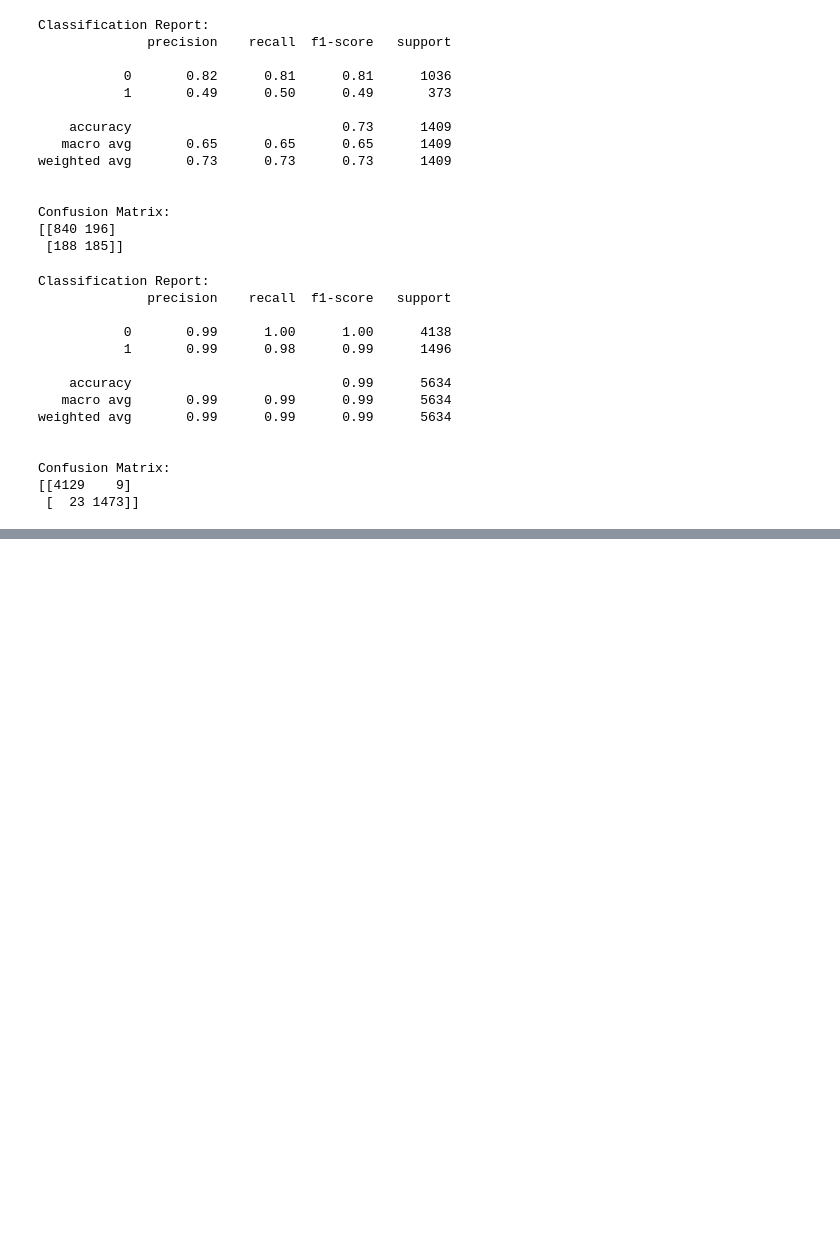
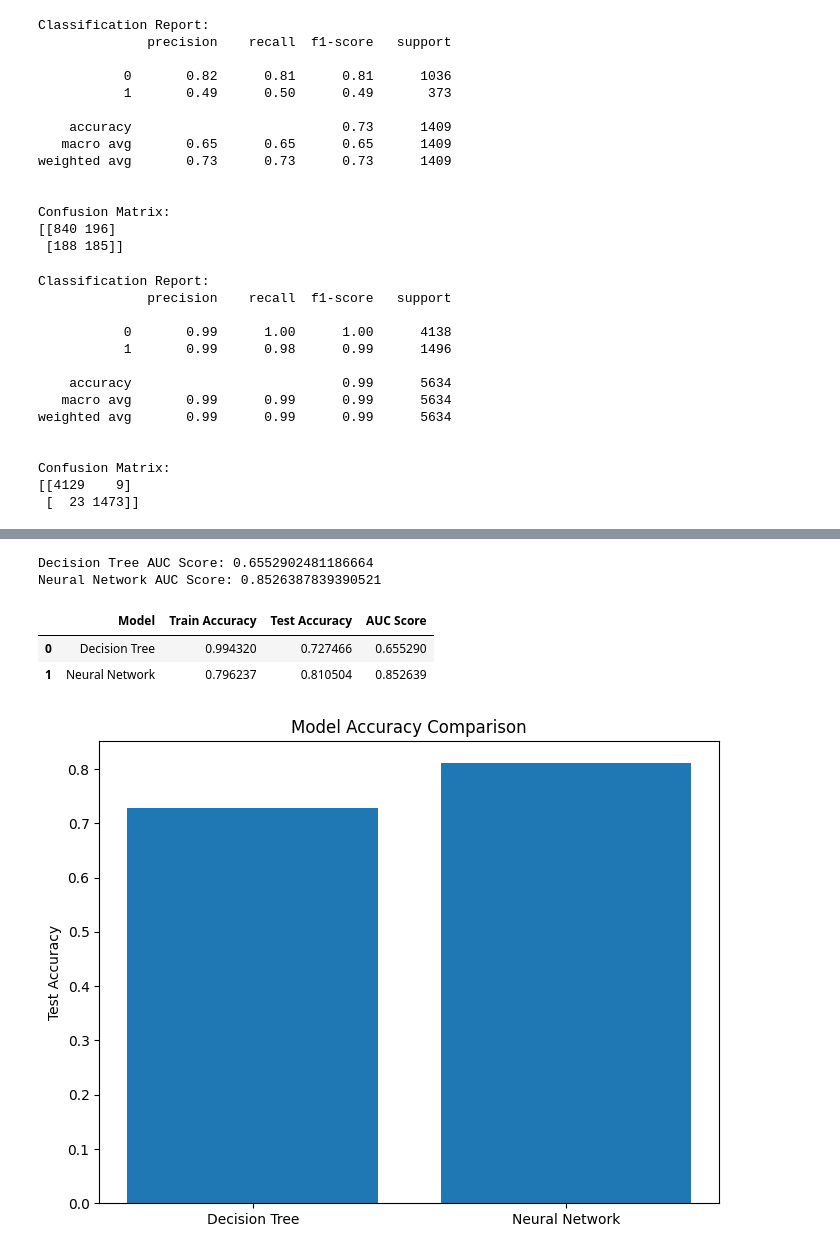
Before and after one commit to Omethmee/CoureseWork-for-Machine-Learning, a Jupyter notebook: 2425451.ipynb, the cells around one changed output, grey strips where cells are left out. Drawn from its saved outputs; the diff is of its cells as text; code cells hidden in the pictures; blank space fills up the shorter version.

```diff
--- a/2425451.ipynb
+++ b/2425451.ipynb
@@ -428,0 +568,7 @@ Confusion Matrix:
+# %%
+#NN Test Accuracy
+nn_predictions_test = nn_model.predict(X_test)
+nn_predictions_test = (nn_predictions_test > 0.5).astype(int)
+
+nn_test_accuracy = accuracy_score(y_test, nn_predictions_test)
+print(f"Test Accuracy: {nn_test_accuracy}")
@@ -449,0 +694,34 @@ plot_roc_curve(fpr_dt, tpr_dt)
+# %%
+#AUC Score Comparison
+
+print("Decision Tree AUC Score:", auc_score_dt)
+print("Neural Network AUC Score:", auc_score_nn)
+# %% [output]
+Decision Tree AUC Score: 0.6552902481186664
+Neural Network AUC Score: 0.8526387839390521
+# %%
+#Accuracy Comparison Table
+
+comparison_resluts = pd.DataFrame({
+    'Model': ['Decision Tree', 'Neural Network'],
+    'Train Accuracy': [train_accuracy, nn_train_accuracy],
+    'Test Accuracy': [test_accuracy, nn_test_accuracy],
+    'AUC Score': [auc_score_dt, auc_score_nn]
+})
+
+comparison_resluts
+# %% [output]
+|  | Model | Train Accuracy | Test Accuracy | AUC Score |
+| 0 | Decision Tree | 0.994320 | 0.727466 | 0.655290 |
+| 1 | Neural Network | 0.796237 | 0.810504 | 0.852639 |
+# %%
+#Model Performance Bar Chart
+
+plt.figure(figsize=(8,6))
+plt.bar(['Decision Tree', 'Neural Network'],
+        [test_accuracy, nn_test_accuracy])
+plt.ylabel('Test Accuracy')
+plt.title('Model Accuracy Comparison')
+plt.show()
+# %% [output]
+[figure, added]
```
Also changed, not shown: parts of 15 cells of this notebook.
